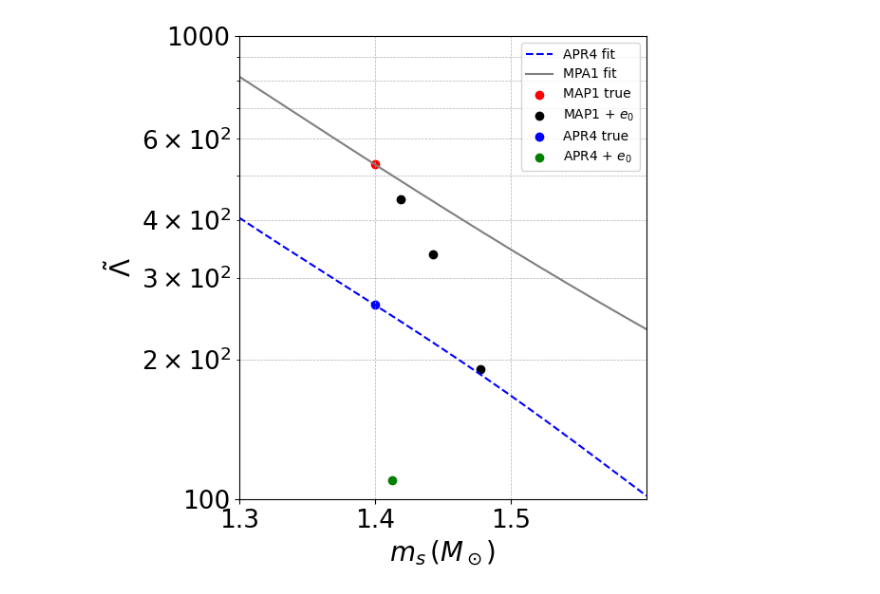
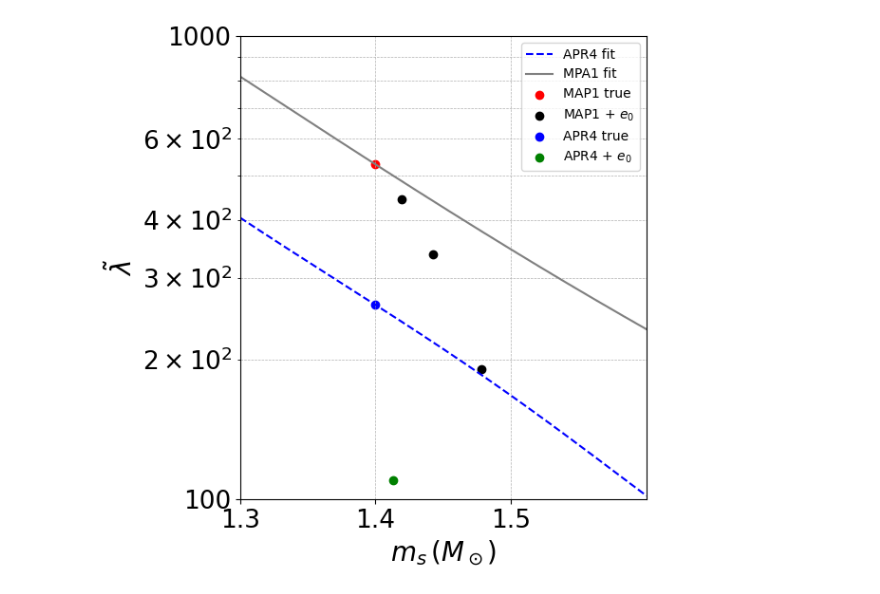
Before and after one commit to Brightshinesunny/Project, a Jupyter notebook: Untitled71.ipynb, the cells around one changed output. Saved outputs shown, nothing was run; the diff lists cells and outputs as text; code cells hidden in the pictures.

```diff
--- a/Untitled71.ipynb
+++ b/Untitled71.ipynb
@@ -27,32 +27,32 @@ apr4_ecc = [(1.4127, 110.155)]
 fig, ax = plt.subplots(figsize=(6, 6))
 
 # Plot fitted curves
 ms_vals = np.linspace(1.3, 1.6, 300)
 ax.plot(ms_vals, fit_apr4(ms_vals), label="APR4 fit", color="blue", linestyle="--")
 ax.plot(ms_vals, fit_mpa1(ms_vals), label="MPA1 fit", color="gray", linestyle="-")
 
 # Scatter points
 ax.scatter(*map1_true, color='red', label="MAP1 true")
 ax.scatter(*zip(*map1_ecc), color='black', label="MAP1 + $e_0$")
 ax.scatter(*apr4_true, color='blue', label="APR4 true")
 ax.scatter(*zip(*apr4_ecc), color='green', label="APR4 + $e_0$")
 
 # Labels and axes
 ax.set_xlim(1.3, 1.6)
 ax.set_ylim(100, 1000)
 ax.set_yscale("log")
 ax.set_xticks([1.3, 1.4, 1.5])
 ax.set_xlabel(r"$m_s\, (M_\odot)$", fontsize=20)
-ax.set_ylabel(r"$\tilde{\Lambda}$", fontsize=20)
+ax.set_ylabel(r"$\tilde{\lambda}$", fontsize=20)
 ax.yaxis.set_major_formatter(LogFormatter(base=10))
 ax.grid(True, which="both", linestyle="--", linewidth=0.5)
 ax.set_yscale("log")
 ax.tick_params(axis='both', which='both', labelsize=19)  # 눈금 숫자 크게
 ax.yaxis.set_major_formatter(LogFormatter(base=10))  # 로그 포맷 그대로
 
 ax.tick_params(axis='both', which='major', labelsize=19)
 ax.legend(fontsize=10)
 plt.tight_layout()
 plt.show()
 # %% [output]
-[figure, old version]
+[figure, new version]
```
